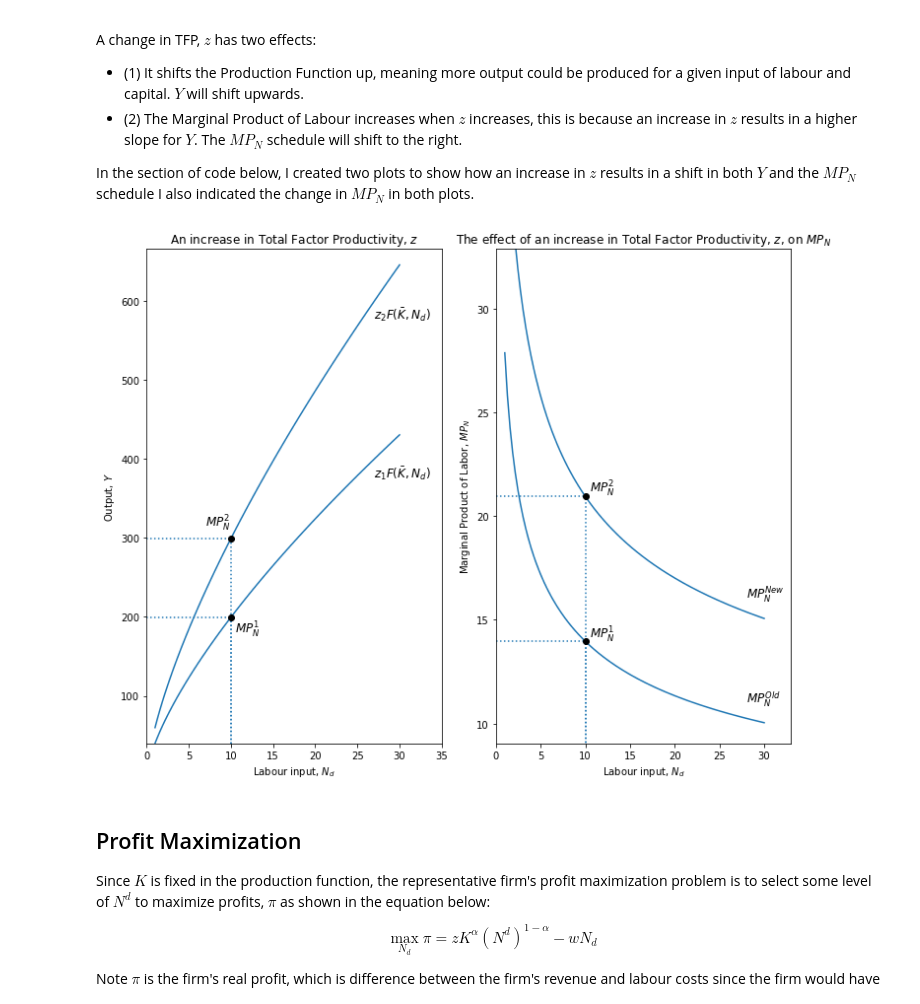
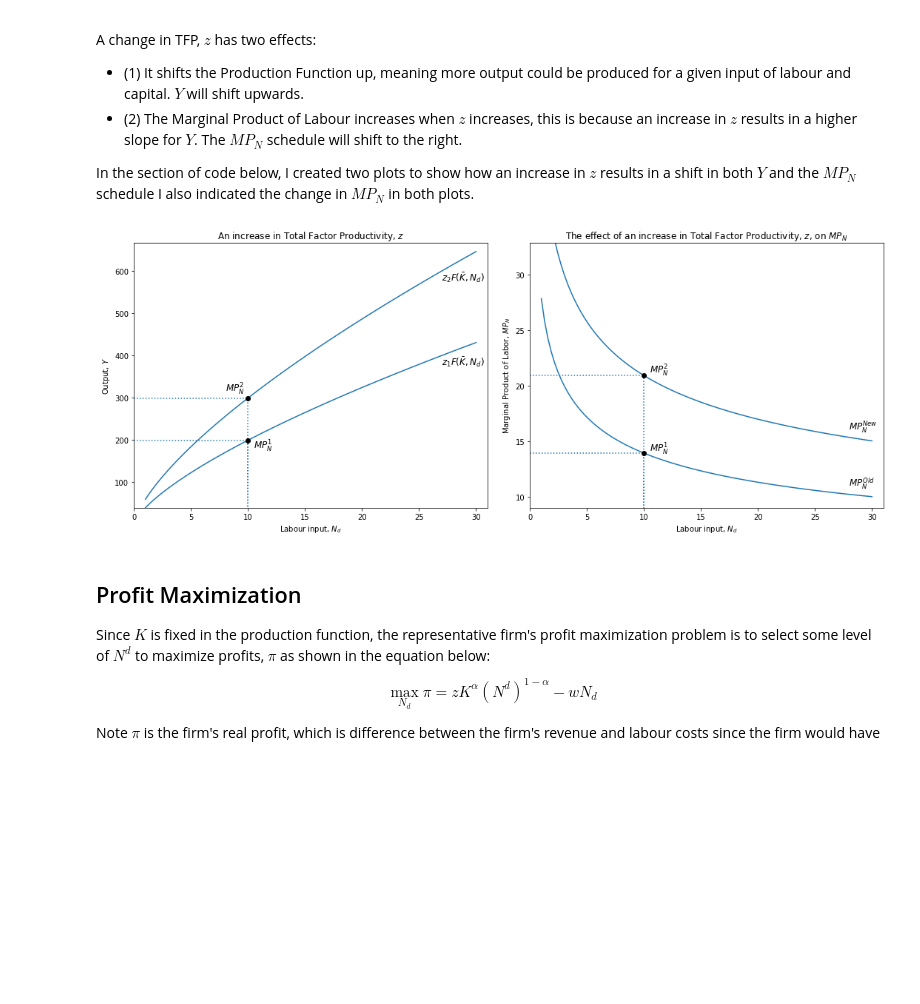
Before and after one commit to lj-valencia/Python-for-Economics, a Jupyter notebook: One-Period Macroeconomic Model - The Representative Firm.ipynb, the cells around one changed output. Saved outputs shown, nothing was run; the diff lists cells and outputs as text; code cells hidden in the pictures; blank space fills up the shorter version.

```diff
--- a/One-Period Macroeconomic Model - The Representative Firm.ipynb
+++ b/One-Period Macroeconomic Model - The Representative Firm.ipynb
@@ -245,11 +248,11 @@ z = 10 # old TFP
 z_ = 15 # new TFP
 N_bar = 10 # fixed value of labour
 # Plot the production function (K is fixed)
-fig, ax = plt.subplots(nrows=1, ncols=2, figsize=(10, 8))
+fig, ax = plt.subplots(nrows=1, ncols=2, figsize=(15, 6))
 ax[0].set(title="An increase in Total Factor Productivity, $z$", xlabel=r'Labour input, $N_{d}$', ylabel=r'Output, $Y$')
 ax[0].plot(N_d, Y(z, K, N_d), color='tab:blue') # plot Y against N_d
 ax[0].plot(N_d, Y(z_, K, N_d), color='tab:blue') # plot Y against N_d at new value of TFP
-v = [min(N_d)-1, max(N_d)+5, min(Y(z_, K, N_d))-20, max(Y(z_, K, N_d))+20] # values for setting the axes range
+v = [min(N_d)-1, max(N_d)+1, min(Y(z_, K, N_d))-20, max(Y(z_, K, N_d))+20] # values for setting the axes range
 # horizontal line at old ouput
 ax[0].hlines(y=Y(z, K, N_bar), xmin=0, xmax=N_bar, color='tab:blue', linestyles='dotted')
 # vertical line at old output
@@ -263,39 +266,40 @@ ax[0].plot(N_bar, Y(z_, K, N_bar),'ro',color='black') # a black dot
 ax[0].text(27, 377, r'$z_{1}F(\bar{K}, N_{d})$', fontsize = 12) # text indicating old production function
 ax[0].text(27, 577, r'$z_{2}F(\bar{K}, N_{d})$', fontsize = 12) # text indicating new production function
 ax[0].text(N_bar*1.05, Y(z, K, N_bar)*0.90, r'$MP_{N}^{1}$', fontsize = 12) # text indicating old Y
-ax[0].text(N_bar*0.70, Y(z_, K, N_bar)*1.05, r'$MP_{N}^{2}$', fontsize = 12) # text indicating new Y
+ax[0].text(N_bar*0.80, Y(z_, K, N_bar)*1.05, r'$MP_{N}^{2}$', fontsize = 12) # text indicating new Y
 ax[0].axis(v) # Set the axes range;
 """
 Effect of z increase on TFP
 """
 # Define parameters
 z = 10 # old TFP
 z_ = 15 # new TFP
 K = 100 # fixed capital stock value
 N_d = np.linspace(1, 30, 100)
 # Plot the production function (K is fixed)
 ax[1].set(title="The effect of an increase in Total Factor Productivity, $z$, on $MP_{N}$", xlabel=r'Labour input, $N_{d}$', ylabel=r'Marginal Product of Labor, $MP_{N}$')
 ax[1].plot(N_d, MPN(z, K, N_d), color='tab:blue') # plot Y against N_d
 ax[1].plot(N_d, MPN(z_, K, N_d), color='tab:blue') # plot Y against N_d, at new K
-v = [min(N_d)-1, max(N_d)+3, min(MPN(z, K, N_d))-1, max(MPN(z, K, N_d))+5] # values for setting the axes range
+v = [min(N_d)-1, max(N_d)+1, min(MPN(z, K, N_d))-1, max(MPN(z, K, N_d))+5] # values for setting the axes range
+
 # horizontal line at old ouput
 ax[1].hlines(y=MPN(z, K, N_bar), xmin=0, xmax=N_bar, color='tab:blue', linestyles='dotted')
 # vertical line at old output
 ax[1].vlines(x=N_bar, ymin=0, ymax=MPN(z, K, N_bar), color='tab:blue', linestyles='dotted')
 # horizontal line at new ouput
 ax[1].hlines(y=MPN(z_, K, N_bar), xmin=0, xmax=N_bar, color='tab:blue', linestyles='dotted')
 # vertical line at new output
 ax[1].vlines(x=N_bar, ymin=0, ymax=MPN(z_, K, N_bar), color='tab:blue', linestyles='dotted')
 ax[1].plot(N_bar, MPN(z, K, N_bar),'ro',color='black') # a black dot
 ax[1].plot(N_bar, MPN(z_, K, N_bar),'ro',color='black') # a black dot
 ax[1].text(N_bar*1.05, MPN(z, K, N_bar)*1.01, r'$MP_{N}^{1}$', fontsize = 12) # text indicating old MPN
 ax[1].text(N_bar*1.05, MPN(z_, K, N_bar)*1.01, r'$MP_{N}^{2}$', fontsize = 12) # text indicating new MPN
 ax[1].text(28, 11.00, '$MP_{N}^{Old}$', fontsize=12) # text indicating old MPN schedule
 ax[1].text(28, 16.00, '$MP_{N}^{New}$', fontsize=12) # text indicating new MPN schedule
 ax[1].axis(v) # Set the axes range;
 fig.tight_layout()
 # %% [output]
-[figure, old version]
+[figure, new version]
 # %% [markdown]
 ## Profit Maximization <a name="ProfitMax"></a>
 
```
Also changed, not shown: parts of 2 cells of this notebook.
